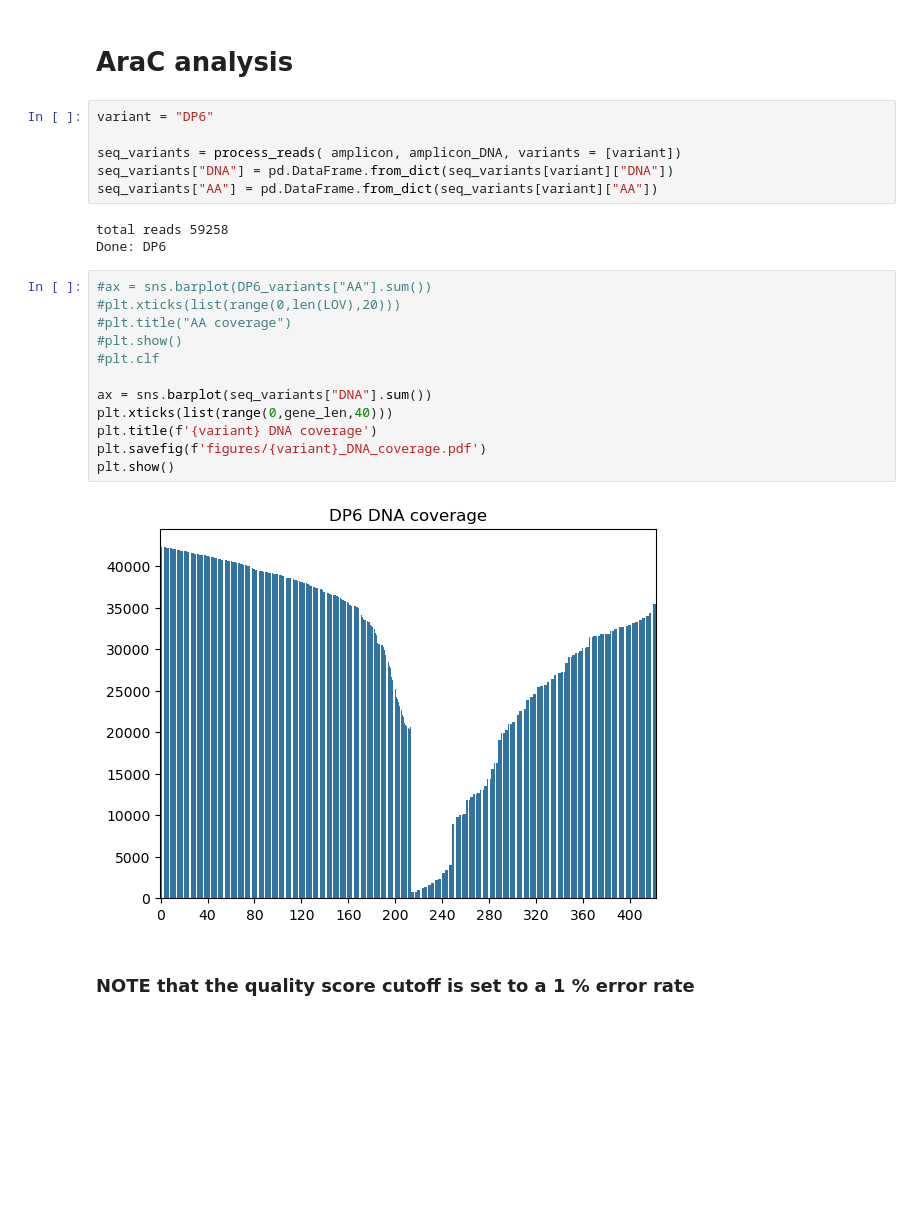
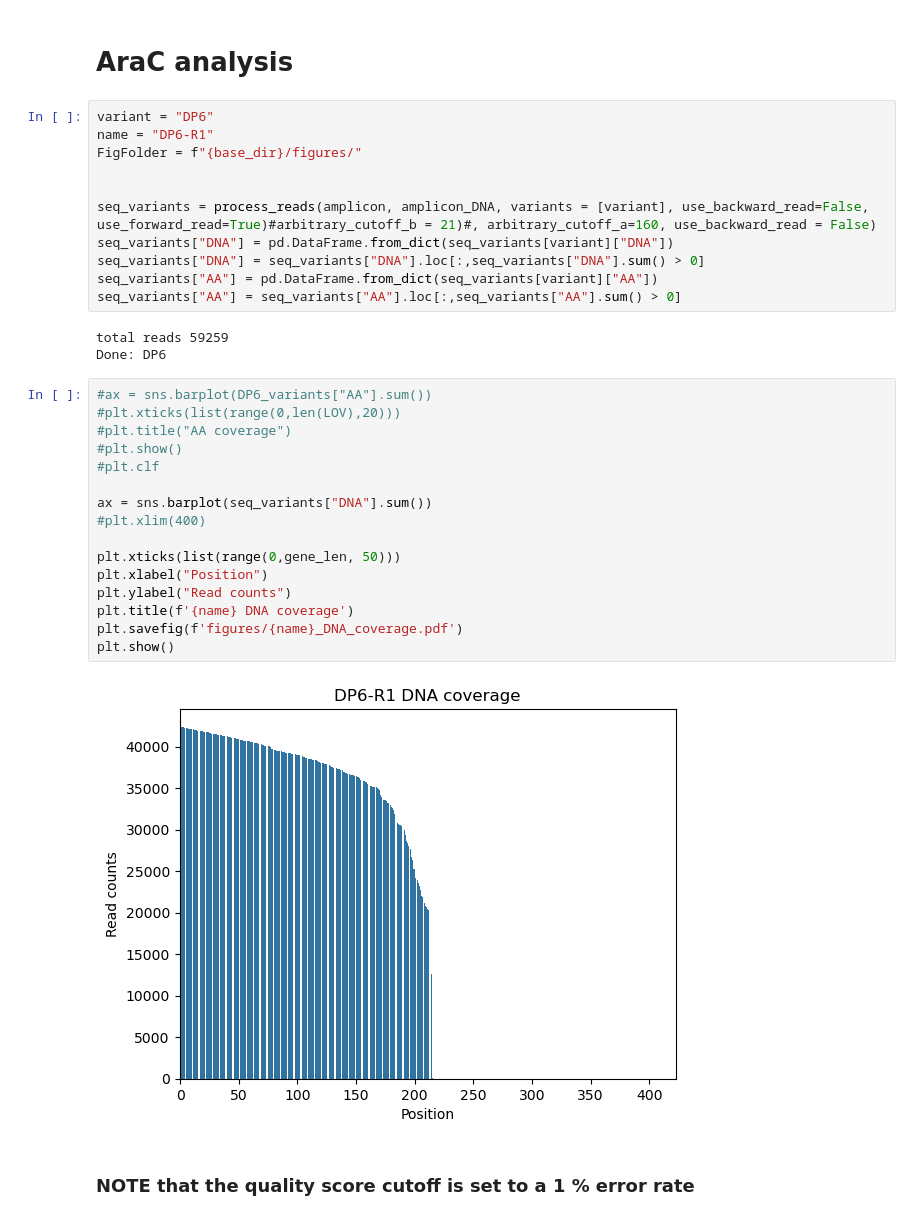
Before and after one commit to AliceHovsepyan/pogo_pance_draft, a Jupyter notebook: DMS_analysis.ipynb, the cells around one changed output. Drawn from its saved outputs; the diff is of its cells as text; blank space fills up the shorter version.

```diff
--- a/DMS_analysis.ipynb
+++ b/DMS_analysis.ipynb
@@ -436,27 +531,36 @@ def plot_mutation_enrichment(data, name, DNA = True, fig_folder = None):
 # AraC analysis
 # %%
 variant = "DP6"
+name = "DP6-R1"
+FigFolder = f"{base_dir}/figures/"
 
-seq_variants = process_reads( amplicon, amplicon_DNA, variants = [variant])
+
+seq_variants = process_reads(amplicon, amplicon_DNA, variants = [variant], use_backward_read=False, use_forward_read=True)#arbitrary_cutoff_b = 21)#, arbitrary_cutoff_a=160, use_backward_read = False)
 seq_variants["DNA"] = pd.DataFrame.from_dict(seq_variants[variant]["DNA"])
+seq_variants["DNA"] = seq_variants["DNA"].loc[:,seq_variants["DNA"].sum() > 0]
 seq_variants["AA"] = pd.DataFrame.from_dict(seq_variants[variant]["AA"])
+seq_variants["AA"] = seq_variants["AA"].loc[:,seq_variants["AA"].sum() > 0]
 # %% [output]
-total reads 59258
+total reads 59259
 Done: DP6
 # %%
 #ax = sns.barplot(DP6_variants["AA"].sum())
 #plt.xticks(list(range(0,len(LOV),20)))
 #plt.title("AA coverage")
 #plt.show()
 #plt.clf
 
 ax = sns.barplot(seq_variants["DNA"].sum())
-plt.xticks(list(range(0,gene_len,40)))
-plt.title(f'{variant} DNA coverage')
-plt.savefig(f'figures/{variant}_DNA_coverage.pdf')
+#plt.xlim(400)
+
+plt.xticks(list(range(0,gene_len, 50)))
+plt.xlabel("Position")
+plt.ylabel("Read counts")
+plt.title(f'{name} DNA coverage')
+plt.savefig(f'figures/{name}_DNA_coverage.pdf')
 plt.show()
 # %% [output]
-[figure, old version]
+[figure, new version]
 # %% [markdown]
 ### NOTE that the quality score cutoff is set to a 1 % error rate
 # %%
```
Also changed, not shown: parts of 21 cells of this notebook, 1 other file.
